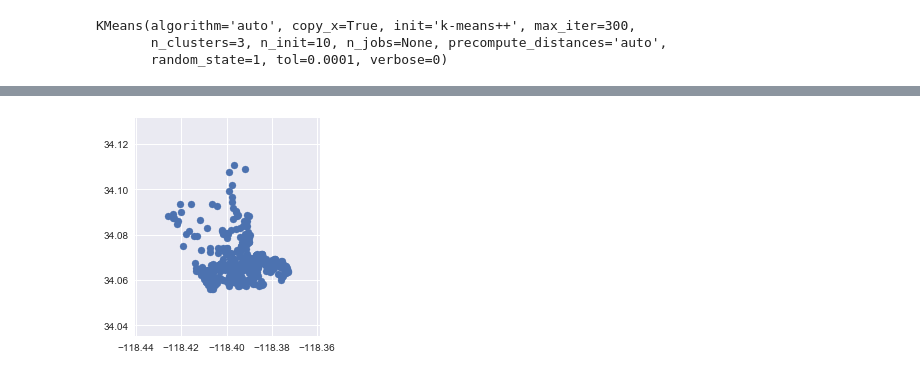
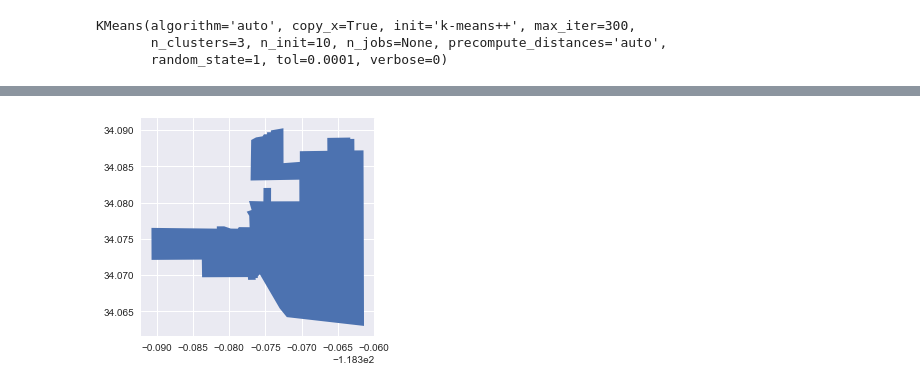
Before and after one commit to Maryamlaine/Airbnb, a Jupyter notebook: Machine Learning_Models/K_Means_Cluster.ipynb, the cells around one changed output, grey strips where cells are left out. Drawn from its saved outputs; the diff is of its cells as text; code cells hidden in the pictures.

```diff
--- a/Machine Learning_Models/K_Means_Cluster.ipynb
+++ b/Machine Learning_Models/K_Means_Cluster.ipynb
@@ -65,0 +81,2 @@ df_drop
+# %%
+top_10 = df_price_hoods.nlargest(10,"daily_price")
@@ -65,0 +102,2 @@ df_drop
+# %%
+top_10_list = top_10['neighbourhood'].to_list()
@@ -262,0 +423,3 @@ k_means_map = pd.concat([k_means_visual, airbnb_coord], axis=1)
+# %%
+map_df_1 = gpd.read_file('data/neighbourhoods.geojson')
+map_df_1.head()
@@ -262,0 +433,2 @@ k_means_map = pd.concat([k_means_visual, airbnb_coord], axis=1)
+# %%
+map_df_new = map_df_1[map_df_1['neighbourhood'].isin(top_10_list)]
@@ -291,6 +466,6 @@ k_means_map_geo.head()
 # %%
-# get beverly hills neighborhood
-Beverly_Hills = map_df[map_df.neighbourhood == 'Beverly Hills'].geometry
-ax1=Beverly_Hills.plot()
+# get long beach neighborhood
+Beverly_Grove = map_df_new[map_df_new.neighbourhood == 'Beverly Grove'].geometry
+ax2=Beverly_Grove.plot()
 # %% [output]
-[figure, old version]
+[figure, new version]
```
Also changed, not shown: parts of 54 cells of this notebook.
